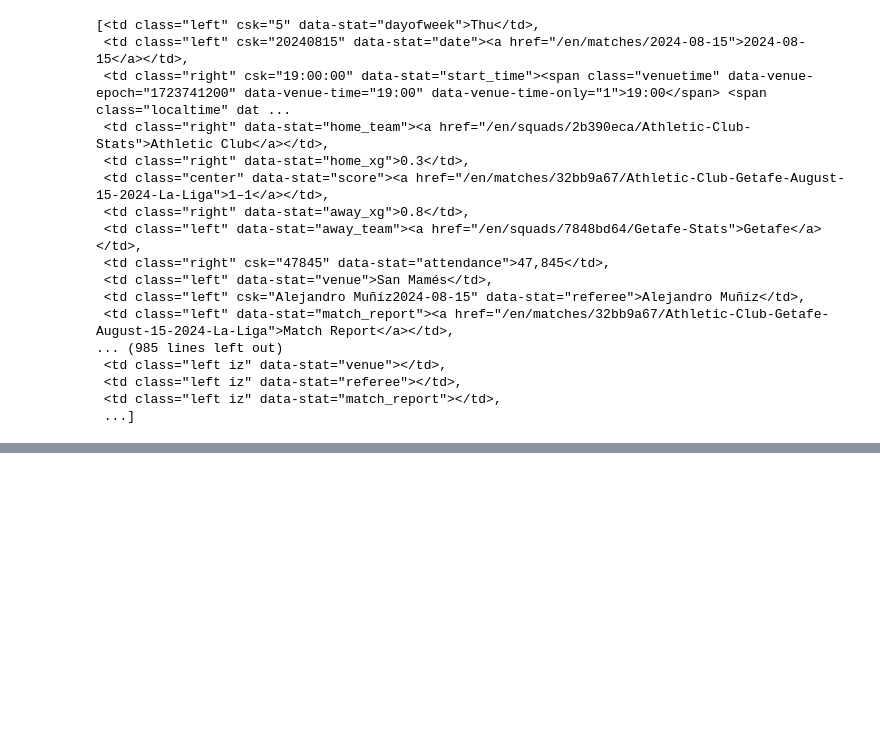
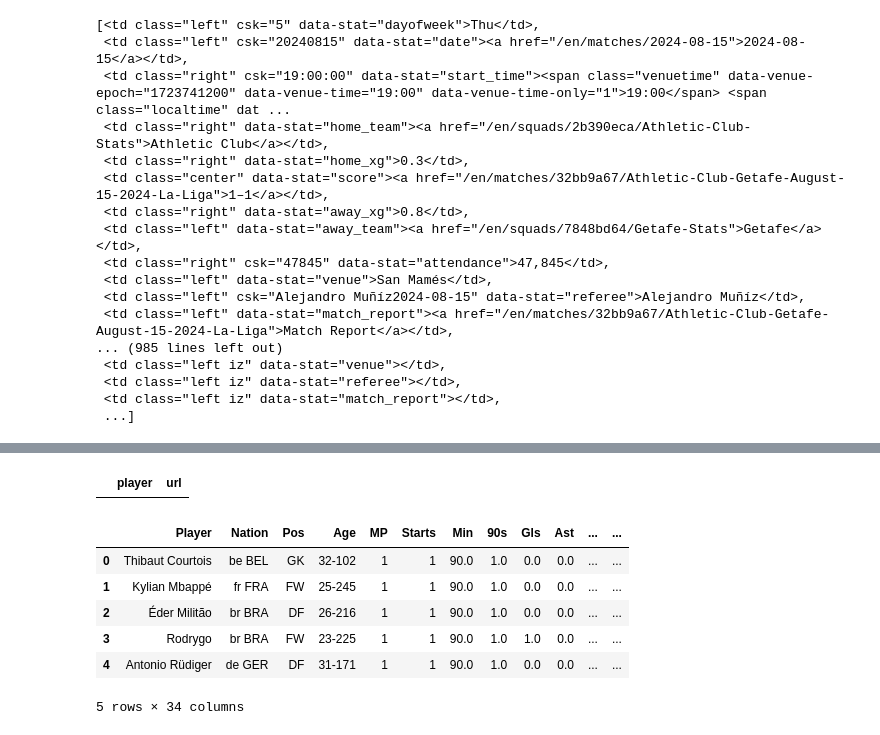
Before and after one commit to EDJINEDJA/ligas, a Jupyter notebook: research/research.ipynb, the cells around one changed output, grey strips where cells are left out. Drawn from its saved outputs; the diff is of its cells as text; code cells hidden in the pictures; blank space fills up the shorter version.

```diff
--- a/research/research.ipynb
+++ b/research/research.ipynb
@@ -754,0 +563,6 @@ fixtures
+# %%
+# Create a new dictionary with updated stats including previous stats
+updated_data_dict = {
+    team: {**stats, "previous stats": data_dict2.get(team, {})}  # Add previous stats if the team exists in data_dict2
+    for team, stats in data_dict.items()
+}
@@ -754,0 +690,21 @@ fixtures
+# %%
+playersurl
+# %% [output]
+|  | player | url |
+# %%
+# Lire la table HTML dans un DataFrame
+population_df = pd.read_html(str(table))[0]
+
+# Supprimer le premier niveau d'en-têtes
+population_df.columns = population_df.columns.droplevel(0)
+
+# Afficher les 5 premières lignes du DataFrame
+population_df.head()
+# %% [output]
+|  | Player | Nation | Pos | Age | MP | Starts | Min | 90s | Gls | Ast | ... | ... |
+| 0 | Thibaut Courtois | be BEL | GK | 32-102 | 1 | 1 | 90.0 | 1.0 | 0.0 | 0.0 | ... | ... |
+| 1 | Kylian Mbappé | fr FRA | FW | 25-245 | 1 | 1 | 90.0 | 1.0 | 0.0 | 0.0 | ... | ... |
+| 2 | Éder Militão | br BRA | DF | 26-216 | 1 | 1 | 90.0 | 1.0 | 0.0 | 0.0 | ... | ... |
+| 3 | Rodrygo | br BRA | FW | 23-225 | 1 | 1 | 90.0 | 1.0 | 1.0 | 0.0 | ... | ... |
+| 4 | Antonio Rüdiger | de GER | DF | 31-171 | 1 | 1 | 90.0 | 1.0 | 0.0 | 0.0 | ... | ... |
+5 rows × 34 columns
```
Also changed, not shown: parts of 92 cells of this notebook.
